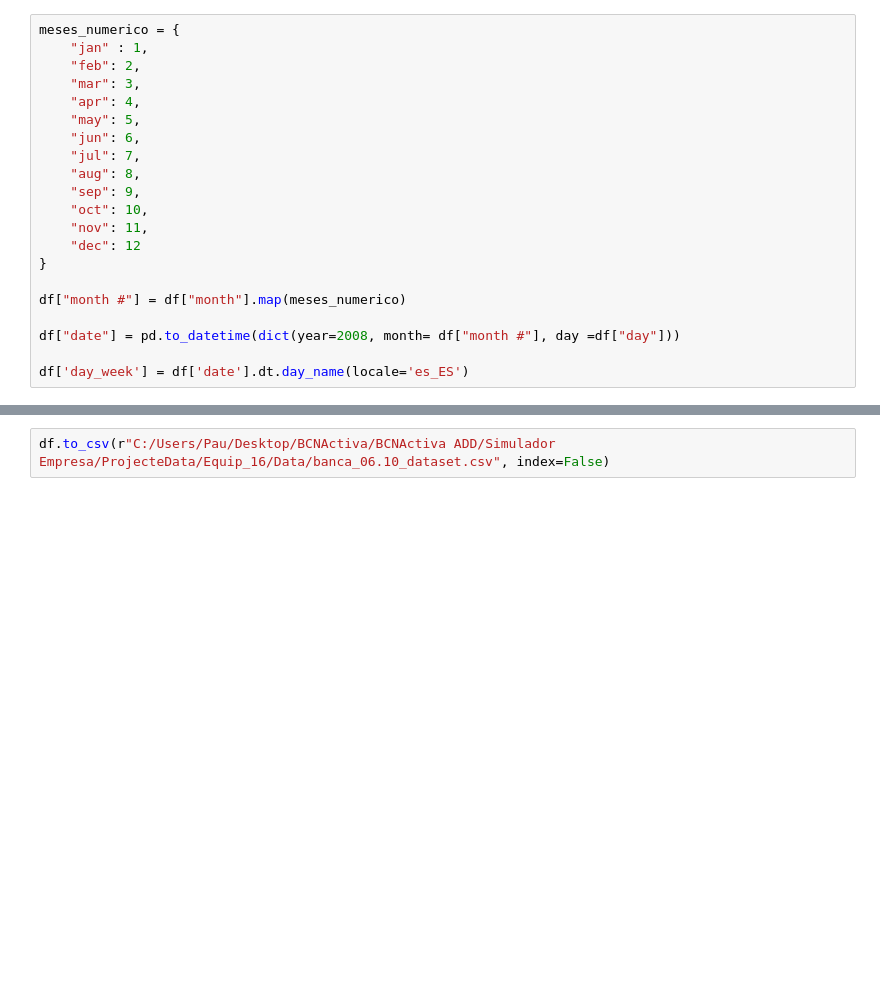
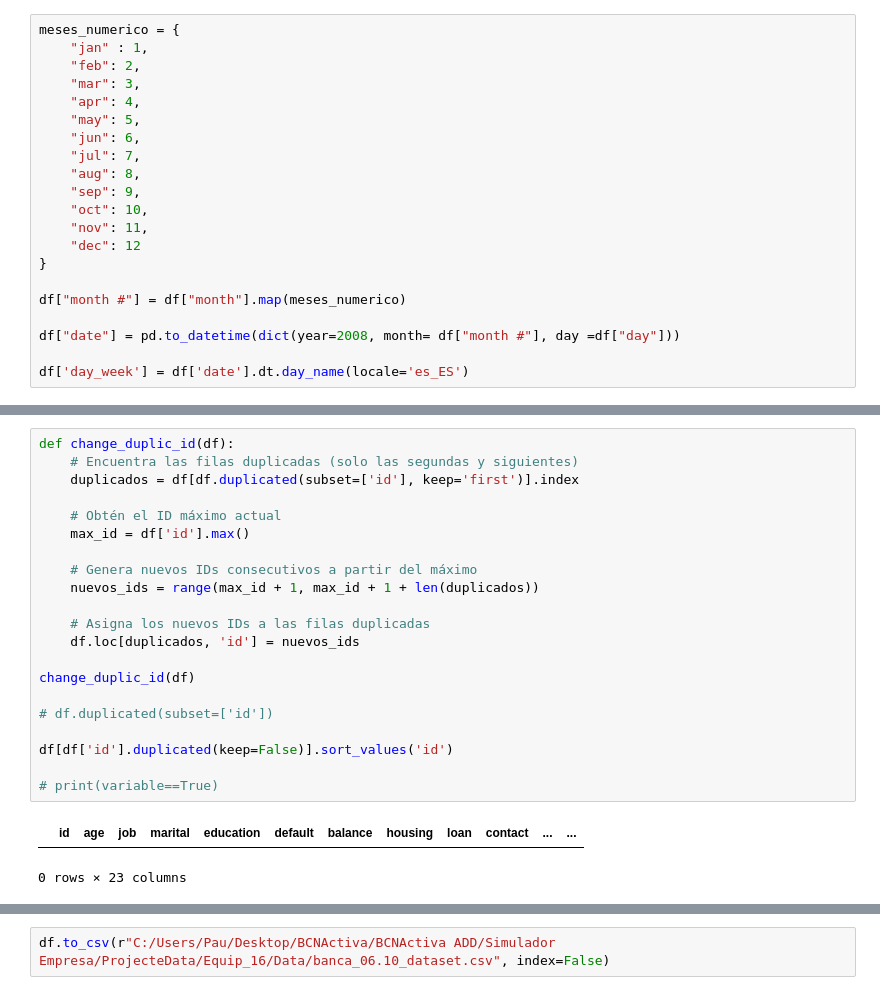
Before and after one commit to Lambda-14/Sim-Empresa, a Jupyter notebook: Equip_16/Scripts/banca_06.10_data_cleaning.ipynb, the cells around one changed output, grey strips where cells are left out. Drawn from its saved outputs; the diff is of its cells as text; blank space fills up the shorter version.

```diff
--- a/Equip_16/Scripts/banca_06.10_data_cleaning.ipynb
+++ b/Equip_16/Scripts/banca_06.10_data_cleaning.ipynb
@@ -195 +197,25 @@ Perfil           0
 dtype: int64
+# %%
+def change_duplic_id(df):
+    # Encuentra las filas duplicadas (solo las segundas y siguientes)
+    duplicados = df[df.duplicated(subset=['id'], keep='first')].index
+
+    # Obtén el ID máximo actual
+    max_id = df['id'].max()
+
+    # Genera nuevos IDs consecutivos a partir del máximo
+    nuevos_ids = range(max_id + 1, max_id + 1 + len(duplicados))
+
+    # Asigna los nuevos IDs a las filas duplicadas
+    df.loc[duplicados, 'id'] = nuevos_ids
+
+change_duplic_id(df)
+
+# df.duplicated(subset=['id'])
+
+df[df['id'].duplicated(keep=False)].sort_values('id')
+
+# print(variable==True)
+# %% [output]
+|  | id | age | job | marital | education | default | balance | housing | loan | contact | ... | ... |
+0 rows × 23 columns
```
Also changed, not shown: parts of 9 cells of this notebook, 1 other file.
